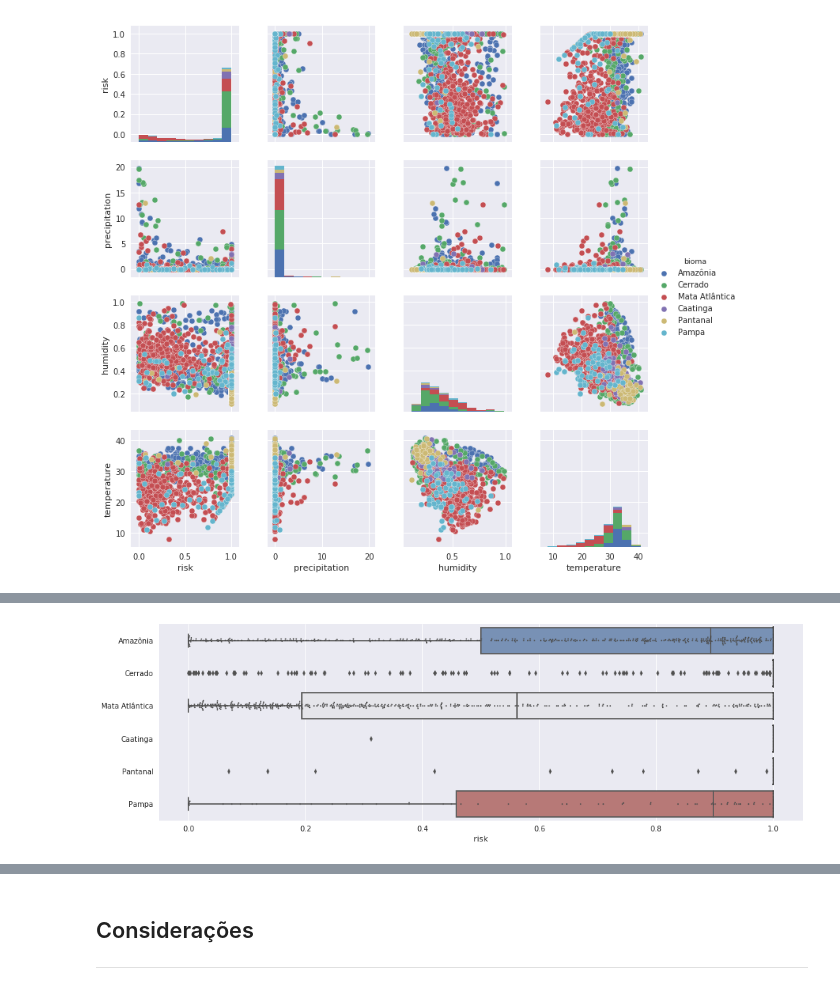
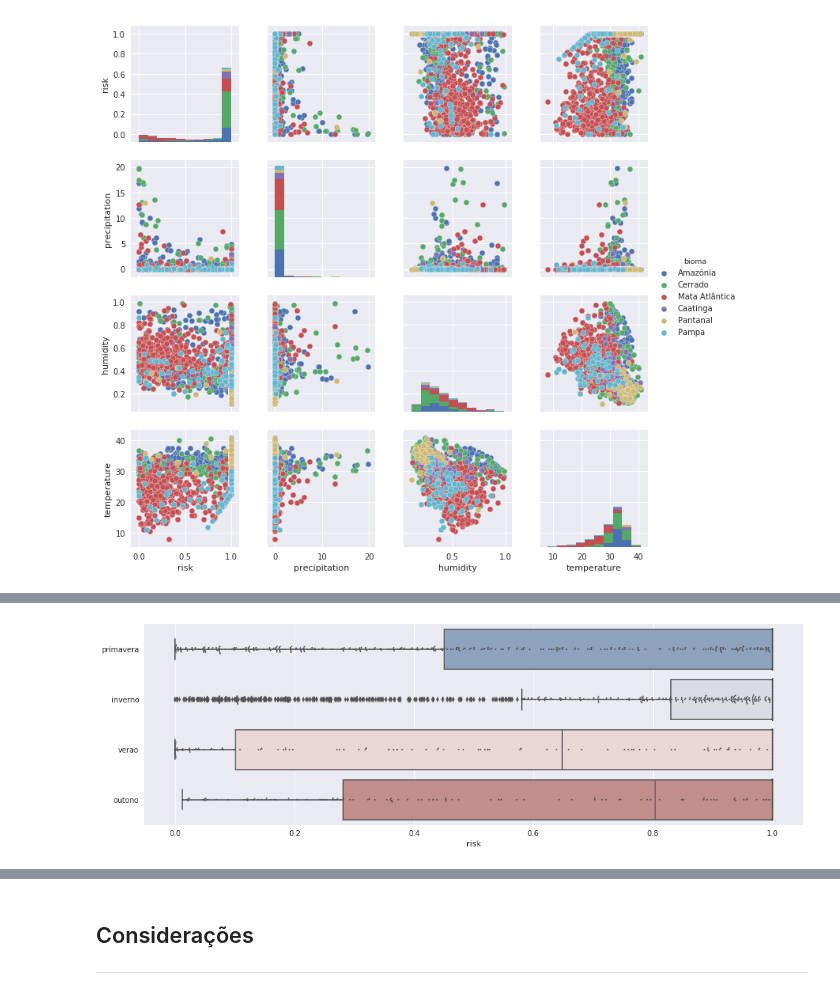
Before and after one commit to vconrado/cap-386, a Jupyter notebook: project/Analise.ipynb, the cells around one changed output, grey strips where cells are left out. Drawn from its saved outputs; the diff is of its cells as text; code cells hidden in the pictures.

```diff
--- a/project/Analise.ipynb
+++ b/project/Analise.ipynb
@@ -53,19 +79,0 @@ focos = pd.read_pickle('focos.pkl')
-# %%
-# Para cada foco, obtem o valor de risco, precipitação, temperatura e umidade para o dia da ocorrência
-import pickle
-dados = None
-for index, row in fc.iterrows():
-    s_date = datetime.strptime(row['timestamp'], "%Y-%m-%dT%H:%M:%SZ").strftime("%Y-%m-%d")
-    ts, ts_metadata = b.time_series("rpth", ("risk","precipitation", "temperature", "humidity"),
-                                    row['coordinates'][1], row['coordinates'][0],
-                                   start_date=s_date, end_date=s_date)
-    ts['bioma'] = row['bioma']
-    ts['regiao'] = row['regiao']
-    ts['timestamp'] = row['timestamp']
-    if df is None:
-        dados = ts;
-    else:
-        dados = pd.concat([dados, ts],ignore_index=True)
-# salvando dados
-dados.to_pickle('dados.pkl')
-print("Done!")
@@ -271,0 +290,20 @@ plt.subplots_adjust(hspace=0.3, top=3, right=1.9)
+# %%
+# Separando dados por estação
+
+# períodos das estacoes no hemisfério sul
+primavera = (dados['timestamp'] > '2016-09-23') & (dados['timestamp'] <= '2016-12-21')
+verao = (dados['timestamp'] > '2016-12-21') | ( (dados['timestamp'] >= '2016-01-01') & (dados['timestamp'] < '2016-03-21') )
+outono = (dados['timestamp'] > '2016-03-21') & (dados['timestamp'] <= '2016-06-20')
+inverno = (dados['timestamp'] > '2016-06-20') & (dados['timestamp'] <= '2016-09-23')
+
+# Criando coluna estacao
+dados['estacao']=''
+dados.loc[primavera, 'estacao']="primavera"
+dados.loc[verao, 'estacao']="verao"
+dados.loc[outono,'estacao']="outono"
+dados.loc[inverno, 'estacao']='inverno'
+
+# Contado por grupo de risco e por estação
+dados.filter(items=["risk", "estacao"])\
+     .groupby(["estacao",pd.cut(dados["risk"], np.arange(0, 1+.25, .25))])\
+     .count().rename(columns={'risk':'Total'})
@@ -272,10 +329,10 @@ plt.subplots_adjust(hspace=0.3, top=3, right=1.9)
 # %%
-# Gerando boxplot para risco por região
+# Boxplot para Estação-Risco
 fig, ax = plt.subplots(figsize=fig_size)
-sns.boxplot(ax=ax,x="risk", y="bioma", data=dados, palette="vlag")
-sns.swarmplot(x="risk", y="bioma", data=dados, size=2, color=".3", linewidth=0)
+sns.boxplot(ax=ax, x="risk", y="estacao", data=dados, palette="vlag")
+sns.swarmplot(x="risk", y="estacao", data=dados, size=2, color=".3", linewidth=0)
 ax.xaxis.grid(True)
 ax.set(ylabel="")
 sns.despine(trim=True, left=True)
 # %% [output]
-[figure, old version]
+[figure, new version]
```
Also changed, not shown: parts of 42 cells of this notebook, 1 other file.
